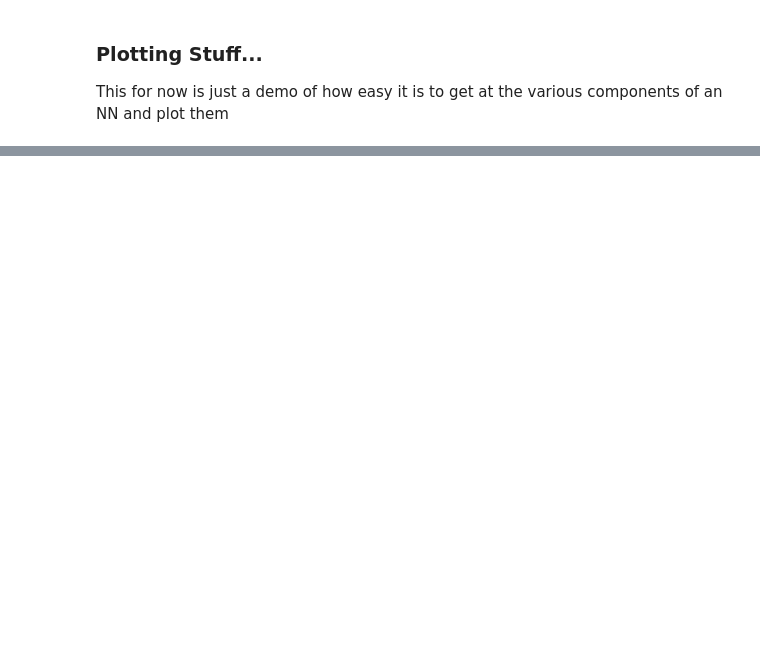
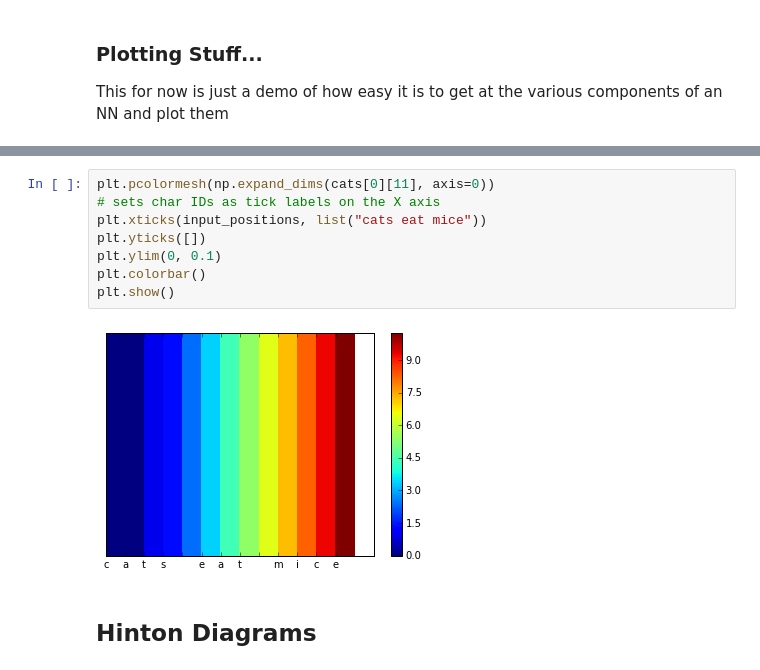
Before and after one commit to Copper-Head/the-three-stooges, a Jupyter notebook: Sandbox.ipynb, the cells around one changed output, grey strips where cells are left out. Drawn from its saved outputs; the diff is of its cells as text; blank space fills up the shorter version.

```diff
--- a/Sandbox.ipynb
+++ b/Sandbox.ipynb
@@ -72,0 +85,12 @@ plt.show()
+# %%
+plt.pcolormesh(np.expand_dims(cats[0][11], axis=0))
+# sets char IDs as tick labels on the X axis
+plt.xticks(input_positions, list("cats eat mice"))
+plt.yticks([])
+plt.ylim(0, 0.1)
+plt.colorbar()
+plt.show()
+# %% [output]
+[figure, added]
+# %% [markdown]
+## Hinton Diagrams
```
Also changed, not shown: parts of 10 cells of this notebook.
